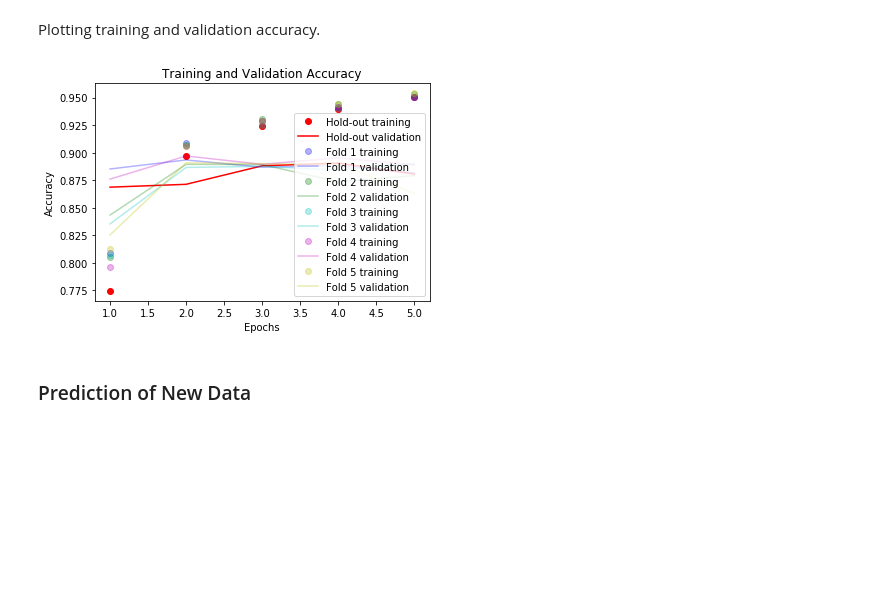
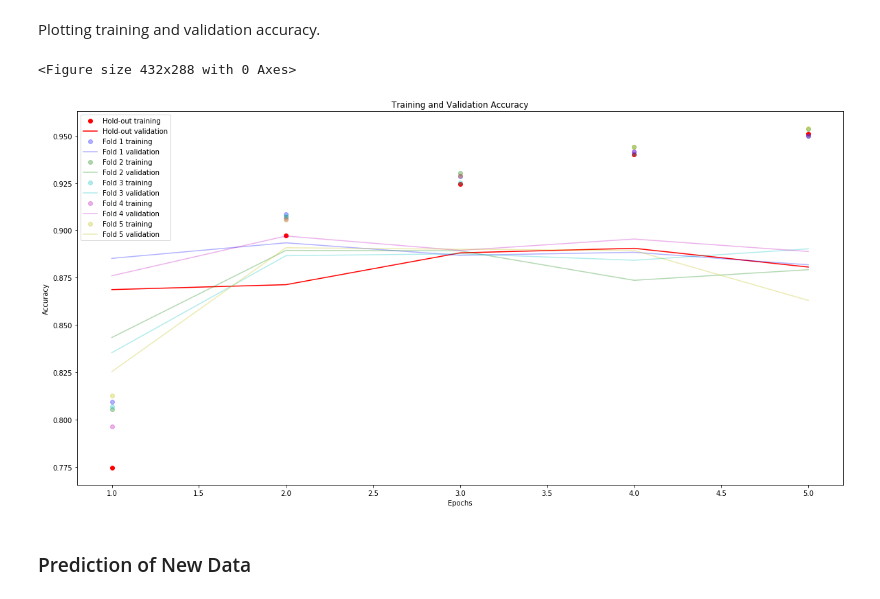
Before and after one commit to NXXR/HCU-project, a Jupyter notebook: tutorialProjects/classifyMovieReviews.ipynb, the cells around one changed output. Cells and saved outputs as stored; diff of their text form; code cells hidden in the pictures; blank space fills up the shorter version.

```diff
--- a/tutorialProjects/classifyMovieReviews.ipynb
+++ b/tutorialProjects/classifyMovieReviews.ipynb
@@ -236,31 +238,33 @@ plt.show()
 Plotting training and validation accuracy.
 # %%
 plt.clf()
+plt.figure(figsize=(20,10))
 ## plot hold-out history
 hold_acc_values = hold_history.history["binary_accuracy"]
 hold_val_acc_values = hold_history.history["val_binary_accuracy"]
 # plot training loss in red, dotted
 plt.plot(epochs, hold_acc_values, "ro", label="Hold-out training")
 # plot validation loss in red, solid
 plt.plot(epochs, hold_val_acc_values, "r", label="Hold-out validation")
 
 ## plot fold histories
 for idx, history_dict in histories.items():
     fold_acc_values = history_dict["binary_accuracy"]
     fold_val_acc_values = history_dict["val_binary_accuracy"]
     color = ["b", "g", "c", "m", "y"][idx]
     # plot training loss in blue, dotted
     plt.plot(epochs, fold_acc_values, "{}o".format(color), label="Fold {} training".format(idx+1), alpha=0.3)
     # plot validation loss in blue, solid
     plt.plot(epochs, fold_val_acc_values, "{}".format(color), label="Fold {} validation".format(idx+1), alpha=0.3)
 plt.title("Training and Validation Accuracy")
 plt.xlabel("Epochs")
 plt.ylabel("Accuracy")
 plt.legend()
 
 plt.show()
 # %% [output]
+<Figure size 432x288 with 0 Axes>
-[figure, old version]
+[figure, new version]
 # %% [markdown]
 ### Prediction of New Data
 # %%
```
Also changed, not shown: parts of 2 cells of this notebook.
